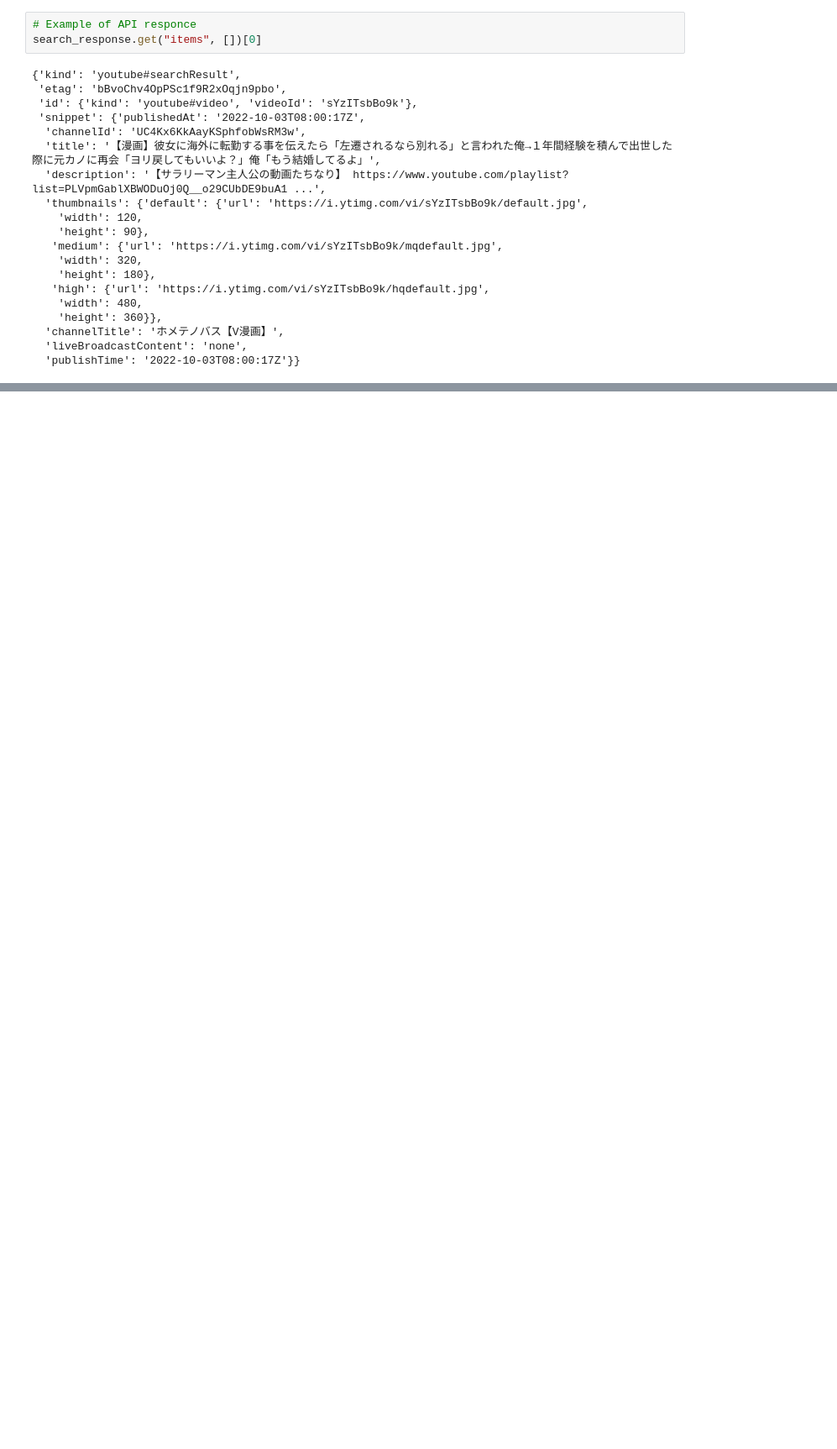
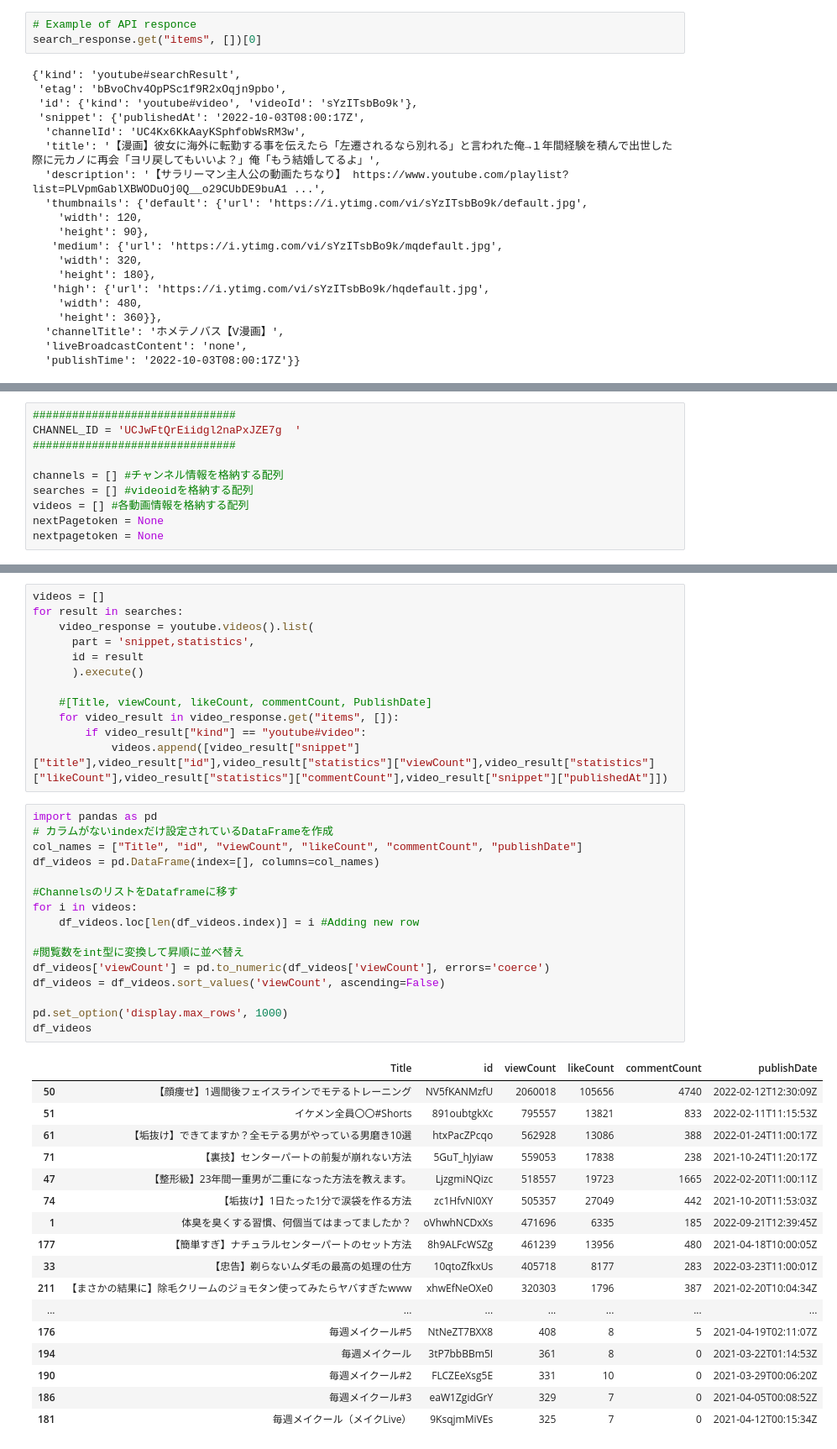
Before and after one commit to ykitaguchi77/Colab_Scripts, a Jupyter notebook: YouTube_Search_API.ipynb, the cells around one changed output, grey strips where cells are left out. Shown: that part at 84% size. Drawn from its saved outputs; the diff is of its cells as text; blank space fills up the shorter version.

```diff
--- a/YouTube_Search_API.ipynb
+++ b/YouTube_Search_API.ipynb
@@ -140,0 +107,10 @@ df_channels
+# %%
+###############################
+CHANNEL_ID = 'UCJwFtQrEiidgl2naPxJZE7g	'
+###############################
+
+channels = [] #チャンネル情報を格納する配列
+searches = [] #videoidを格納する配列
+videos = [] #各動画情報を格納する配列
+nextPagetoken = None
+nextpagetoken = None
@@ -140,0 +168,46 @@ df_channels
+# %%
+videos = []
+for result in searches:
+    video_response = youtube.videos().list(
+      part = 'snippet,statistics',
+      id = result
+      ).execute()
+
+    #[Title, viewCount, likeCount, commentCount, PublishDate]
+    for video_result in video_response.get("items", []):
+        if video_result["kind"] == "youtube#video":
+            videos.append([video_result["snippet"]["title"],video_result["id"],video_result["statistics"]["viewCount"],video_result["statistics"]["likeCount"],video_result["statistics"]["commentCount"],video_result["snippet"]["publishedAt"]])
+# %%
+import pandas as pd
+# カラムがないindexだけ設定されているDataFrameを作成
+col_names = ["Title", "id", "viewCount", "likeCount", "commentCount", "publishDate"]
+df_videos = pd.DataFrame(index=[], columns=col_names)
+
+#ChannelsのリストをDataframeに移す
+for i in videos:
+    df_videos.loc[len(df_videos.index)] = i #Adding new row
+
+#閲覧数をint型に変換して昇順に並べ替え
+df_videos['viewCount'] = pd.to_numeric(df_videos['viewCount'], errors='coerce')
+df_videos = df_videos.sort_values('viewCount', ascending=False)
+
+pd.set_option('display.max_rows', 1000)
+df_videos
+# %% [output]
+|  | Title | id | viewCount | likeCount | commentCount | publishDate |
+| 50 | 【顔痩せ】1週間後フェイスラインでモテるトレーニング | NV5fKANMzfU | 2060018 | 105656 | 4740 | 2022-02-12T12:30:09Z |
+| 51 | イケメン全員〇〇#Shorts | 891oubtgkXc | 795557 | 13821 | 833 | 2022-02-11T11:15:53Z |
+| 61 | 【垢抜け】できてますか？全モテる男がやっている男磨き10選 | htxPacZPcqo | 562928 | 13086 | 388 | 2022-01-24T11:00:17Z |
+| 71 | 【裏技】センターパートの前髪が崩れない方法 | 5GuT_hJyiaw | 559053 | 17838 | 238 | 2021-10-24T11:20:17Z |
+| 47 | 【整形級】23年間一重男が二重になった方法を教えます。 | LjzgmiNQizc | 518557 | 19723 | 1665 | 2022-02-20T11:00:11Z |
+| 74 | 【垢抜け】1日たった1分で涙袋を作る方法 | zc1HfvNI0XY | 505357 | 27049 | 442 | 2021-10-20T11:53:03Z |
+| 1 | 体臭を臭くする習慣、何個当てはまってましたか？ | oVhwhNCDxXs | 471696 | 6335 | 185 | 2022-09-21T12:39:45Z |
+| 177 | 【簡単すぎ】ナチュラルセンターパートのセット方法 | 8h9ALFcWSZg | 461239 | 13956 | 480 | 2021-04-18T10:00:05Z |
+| 33 | 【忠告】剃らないムダ毛の最高の処理の仕方 | 10qtoZfkxUs | 405718 | 8177 | 283 | 2022-03-23T11:00:01Z |
+| 211 | 【まさかの結果に】除毛クリームのジョモタン使ってみたらヤバすぎたwww | xhwEfNeOXe0 | 320303 | 1796 | 387 | 2021-02-20T10:04:34Z |
+| ... | ... | ... | ... | ... | ... | ... |
+| 176 | 毎週メイクール#5 | NtNeZT7BXX8 | 408 | 8 | 5 | 2021-04-19T02:11:07Z |
+| 194 | 毎週メイクール | 3tP7bbBBm5I | 361 | 8 | 0 | 2021-03-22T01:14:53Z |
+| 190 | 毎週メイクール#2 | FLCZEeXsg5E | 331 | 10 | 0 | 2021-03-29T00:06:20Z |
+| 186 | 毎週メイクール#3 | eaW1ZgidGrY | 329 | 7 | 0 | 2021-04-05T00:08:52Z |
+| 181 | 毎週メイクール（メイクLive） | 9KsqjmMiVEs | 325 | 7 | 0 | 2021-04-12T00:15:34Z |
```
Also changed, not shown: parts of 8 cells of this notebook.
